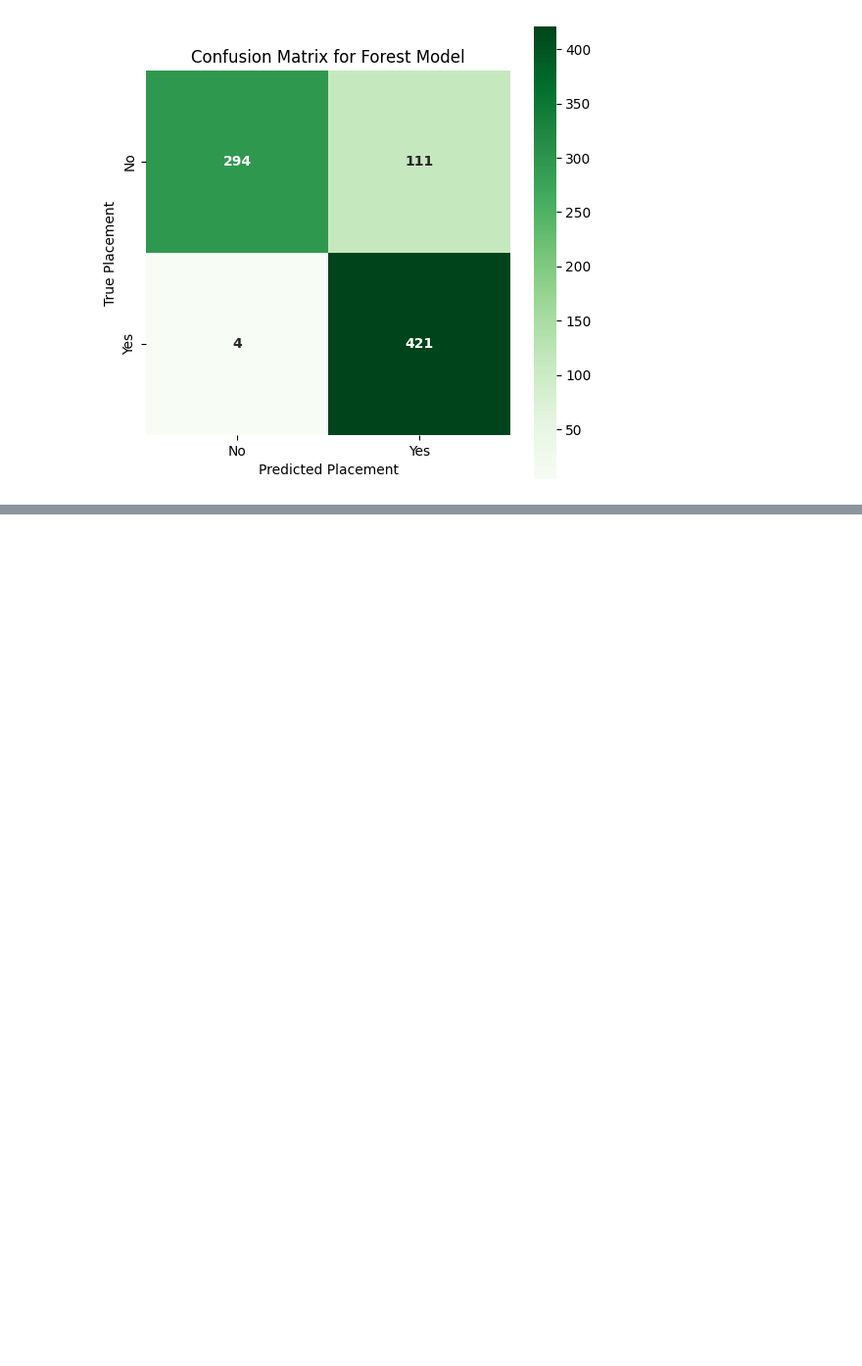
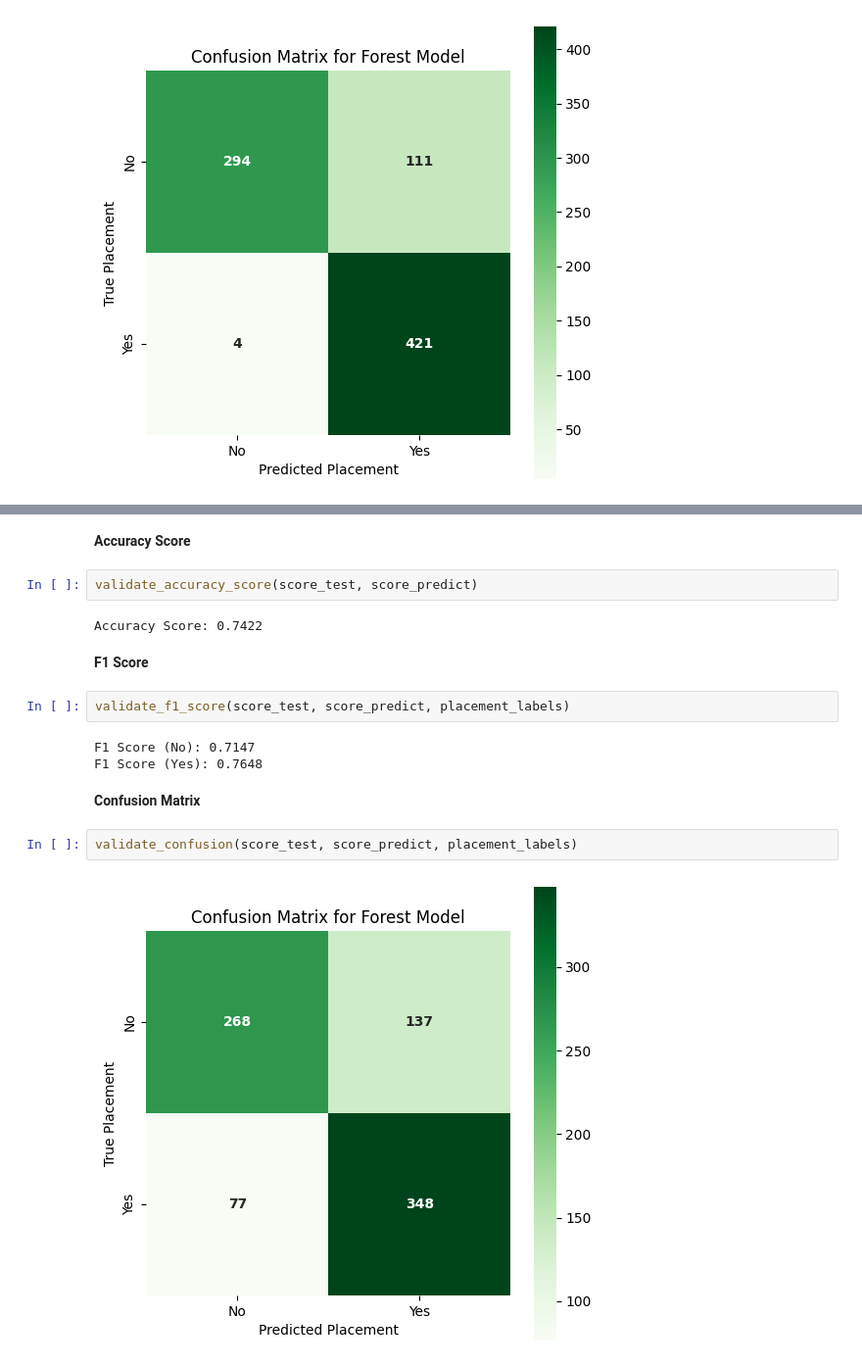
Before and after one commit to Chungj2000/DataAnalysis, a Jupyter notebook: Kaggle/College Student Placement Factors/Workbook.ipynb, the cells around one changed output, grey strips where cells are left out. Shown at 98% size. Cells and saved outputs as stored; diff of their text form; blank space fills up the shorter version.

```diff
--- a/Kaggle/College Student Placement Factors/Workbook.ipynb
+++ b/Kaggle/College Student Placement Factors/Workbook.ipynb
@@ -776,0 +925,19 @@ Validation
+# %% [markdown]
+**Accuracy Score**
+# %%
+validate_accuracy_score(score_test, score_predict)
+# %% [output]
+Accuracy Score: 0.7422
+# %% [markdown]
+**F1 Score**
+# %%
+validate_f1_score(score_test, score_predict, placement_labels)
+# %% [output]
+F1 Score (No): 0.7147
+F1 Score (Yes): 0.7648
+# %% [markdown]
+**Confusion Matrix**
+# %%
+validate_confusion(score_test, score_predict, placement_labels)
+# %% [output]
+[figure, added]
```
Also changed, not shown: parts of 16 cells of this notebook.
